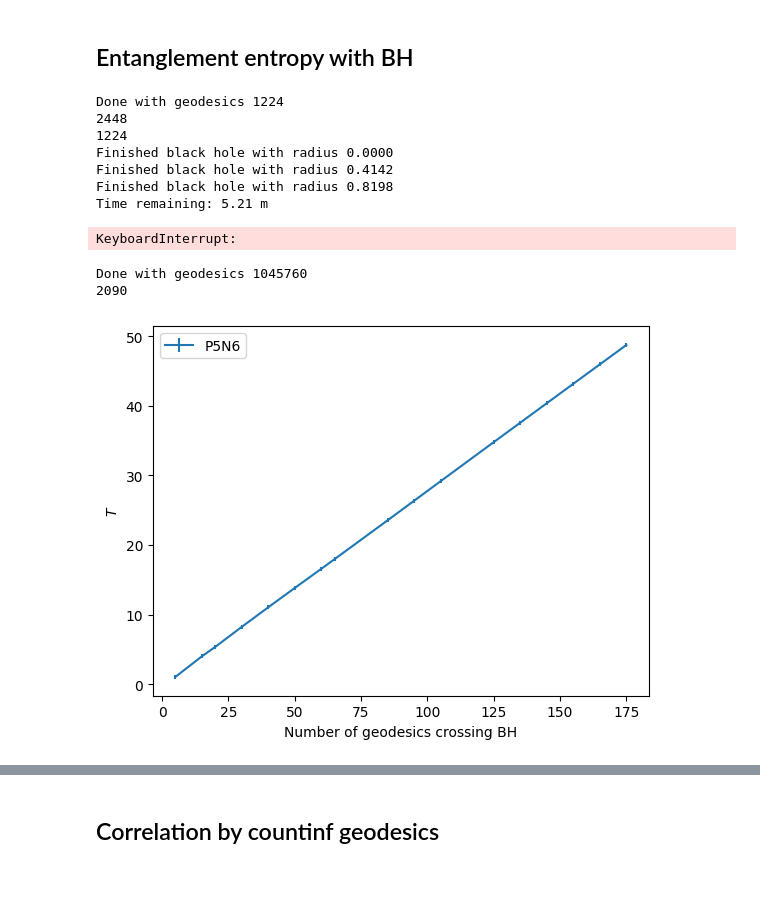
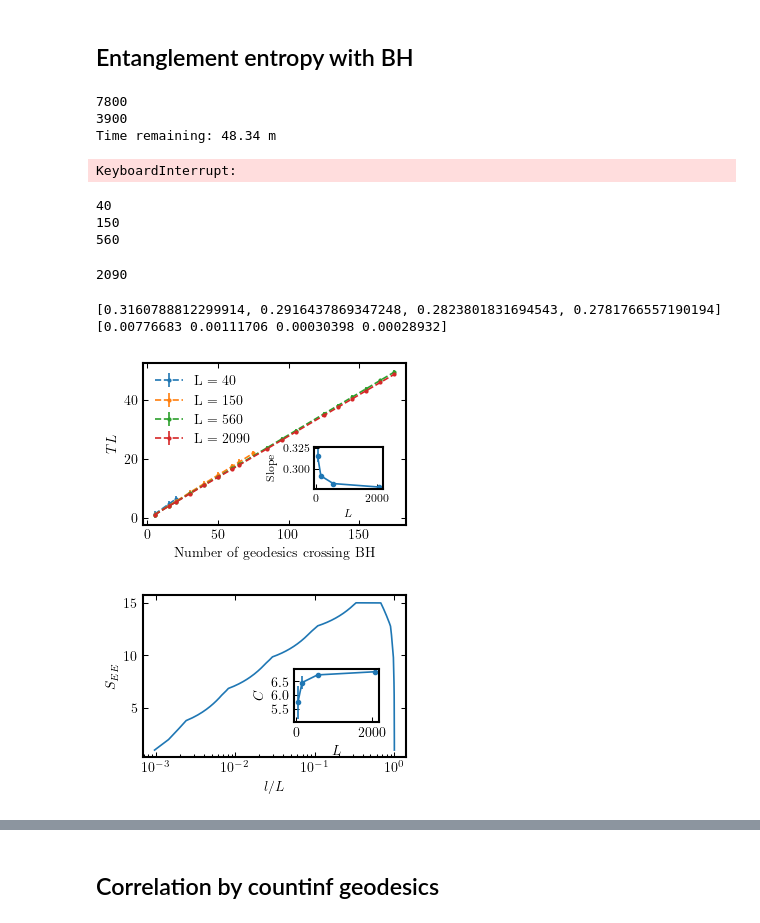
Before and after one commit to Alejo-Costa-Duran/HyperbolicFractonModel, a Jupyter notebook: Simulation.ipynb, the cells around one changed output, grey strips where cells are left out. Saved outputs shown, nothing was run; the diff lists cells and outputs as text; code cells hidden in the pictures; blank space fills up the shorter version.

Commit message:
Updates Monte Carlo at finite beta

```diff
--- a/Simulation.ipynb
+++ b/Simulation.ipynb
@@ -298,20 +386,12 @@ def entanglementEntropies(p,q,nLayers,step):
     fName = "P"+str(p)+"Q"+str(q)+"N"+str(nLayers)+".npy"
     np.save(os.path.join(entropies_dir,fName),entropy)
 
-#entanglementEntropies(7,4,3,1)
-#entanglementEntropies(7,4,4,1)
-#entanglementEntropies(7,4,5,14)
-entanglementEntropies(6,4,5,12)
-#entanglementEntropies(6,4,6,6)
-#entanglementEntropies(7,4,6,1)
+entanglementEntropies(6,4,5,6)
+entanglementEntropies(6,4,6,18)
 # %% [output]
-Done with geodesics 1224
-2448
-1224
-Finished black hole with radius 0.0000
-Finished black hole with radius 0.4142
-Finished black hole with radius 0.8198
-Time remaining: 5.21 m
+7800
+3900
+Time remaining: 48.34 m
 KeyboardInterrupt:
 # %%
 ## Functions
@@ -337,7 +417,7 @@ def numGeodesics(model,bHoleRads):
     return np.array([sum([1 for g in model.geodesicList if g.distanceToOrigin < bHoleRads[n]]) for n in range(1,len(bHoleRads))])
 # %%
 q = 4
-tuples = [(5,6)]
+tuples = [(5,3),(5,4),(5,5),(5,6)]
 
 figTemps, axTemps = plt.subplots()
 
@@ -347,38 +427,73 @@ aParameter = []
 aParameterVariance = []
 slopes = []
 slopesVariance = []
 
 for t in tuples:
     p = t[0]
     nLayers = t[1]
     model = md.FractonModel(p,q,nLayers)
     nBorder = len(model.border)
     print(nBorder)
     save_dir = f"../Data/P{p}Q{q}/{nLayers}Layers"
     entropies_dir = os.path.join(save_dir, 'EntropiesBH')
     fname = os.path.join(entropies_dir,"P"+str(p)+"Q"+str(q)+"N"+str(nLayers)+".npy")
     entropies = np.load(fname)
     bHoleRads = sorted(list(set([np.round(g.distanceToOrigin+0.00001,5) for g in model.geodesicList])))
     bHoleRads = [0]+bHoleRads[:17]
     blockSizes = np.linspace(1,nBorder-1,nBorder-1)/nBorder
     parameters,covariance, betas, betas_Var = blackHoleTemperatures(entropies,blockSizes,bHoleRads)
     centralCharges.append(parameters[0])
     centralChargesVariance.append(np.sqrt(covariance[0,0]))
     aParameter.append(parameters[1])
     aParameterVariance.append(np.sqrt(covariance[1,1]))
     geodBH = numGeodesics(model,bHoleRads)
     slope, stderrSlope = cf(lambda x,a: x*a,geodBH,1/betas)
     slopes.append(slope[0])
     slopesVariance.append(np.sqrt(stderrSlope[0,0]))
-    axTemps.errorbar(geodBH,1/betas,yerr = 5*np.sqrt(betas_Var[0]), label = f'P{p}N{nLayers}')
+    axTemps.errorbar(geodBH,1/betas,yerr = 5*np.sqrt(betas_Var[0]),fmt = 'o--',markersize = 2, label = f'L = {nBorder}')
     axTemps.set_xlabel('Number of geodesics crossing BH')
-    axTemps.set_ylabel('$T$')
+    axTemps.set_ylabel('$TL$')
+left, bottom, width, height = [0.63, 0.28, 0.2, 0.2]
+ax2 = figTemps.add_axes([left, bottom, width, height])
+ax2.errorbar(lattice54Sizes[3:7],slopes,yerr = np.array(slopesVariance),marker = 'o', markersize = 3)
+plt.xticks(fontsize=8)
+plt.yticks(fontsize=8)
+ax2.set_ylabel(r'Slope',size = 8)
+ax2.set_xlabel(r'$L$',size = 8)
 axTemps.legend()
+axTemps.tick_params(right= True,top= True,left= True, bottom= True)
 figTemps.show()
+figTemps.savefig(f'./TemperaturesLinear.eps',format = 'eps', dpi=800, bbox_inches = 'tight',pad_inches = 0.03)
+print(slopes, np.array(slopesVariance))
 # %% [output]
-Done with geodesics 1045760
-2090
+40
+150
+560
+2090
+[0.3160788812299914, 0.2916437869347248, 0.2823801831694543, 0.2781766557190194] [0.00776683 0.00111706 0.00030398 0.00028932]
-[figure, old version]
+[figure, new version]
+# %%
+figEntropy, axEntropy = plt.subplots()
+left, bottom, width, height = [0.57, 0.28, 0.25, 0.25]
+axCentralCharge = figEntropy.add_axes([left, bottom, width, height])
+for nLayers in range(6,7):
+    blockSizes = np.arange(2,lattice54Sizes[nLayers]+1,1)/lattice54Sizes[nLayers]
+    save_dir = f"../Data/P{p}Q{q}/{nLayers}Layers"
+    entropies_dir = os.path.join(save_dir, 'EntropiesBH')
+    fname = os.path.join(entropies_dir,"P"+str(p)+"Q"+str(q)+"N"+str(nLayers)+".npy")
+    entropies = np.load(fname)
+    axEntropy.plot(blockSizes,entropies[0,:])
+axEntropy.set_xscale('log')
+axEntropy.set_ylabel(r'$S_{EE}$')
+axEntropy.set_xlabel(r'$l/L$')
+axCentralCharge.errorbar(lattice54Sizes[3:7],centralCharges,yerr = np.array(centralChargesVariance), marker = 'o', markersize = 3)
+axCentralCharge.set_xlabel(r'$L$')
+axCentralCharge.set_ylabel(r'$C$')
+axEntropy.tick_params(right= True,top= True,left= True, bottom= True)
+
+figEntropy.savefig(f'./ZeroTempEntropy.eps',format = 'eps', dpi=800, bbox_inches = 'tight',pad_inches = 0.03)
+# %% [output]
+[figure, added]
 # %%
 print(slopesVariance)
 print(slopes)
```
Also changed, not shown: parts of 6 cells of this notebook, 3 other files.
